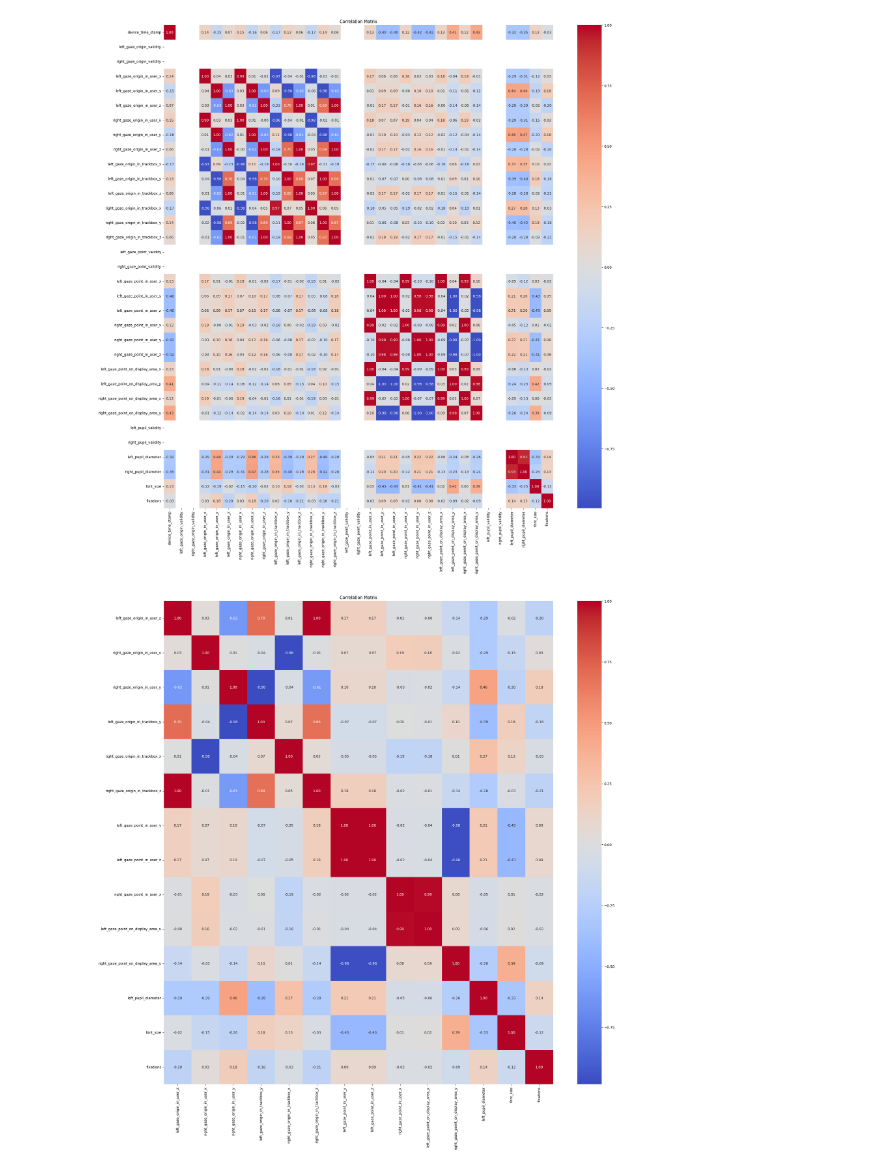
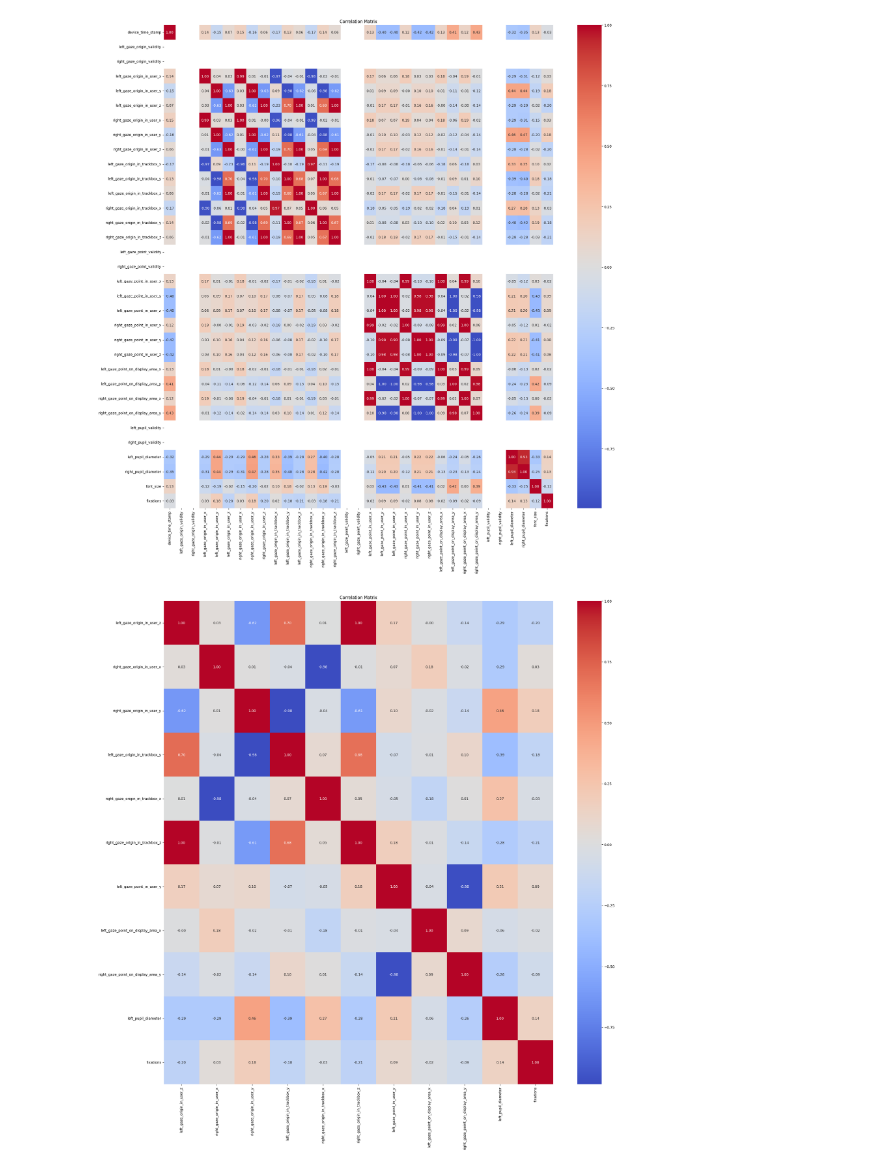
Before and after one commit to slayervictor/Fagpakkeprojekt-Eyes-Modelling, a Jupyter notebook: eye_tracking_expiriment/plots.ipynb, the cells around one changed output. Saved outputs shown, nothing was run; the diff lists cells and outputs as text; code cells hidden in the pictures.

Commit message:
plots complteed

```diff
--- a/eye_tracking_expiriment/plots.ipynb
+++ b/eye_tracking_expiriment/plots.ipynb
@@ -120,17 +120,17 @@ plt.show()
 # %%
 import seaborn as sns
 
-columns_to_remove = ['right_gaze_point_in_user_x','left_gaze_point_in_user_z','left_gaze_point_on_display_area_y','right_gaze_point_on_display_area_x','right_gaze_point_in_user_z','right_gaze_point_in_user_y','left_gaze_point_in_user_x','right_pupil_diameter','left_gaze_origin_in_trackbox_z','right_gaze_origin_in_trackbox_y','left_gaze_origin_in_trackbox_x','right_gaze_origin_in_user_z','left_gaze_origin_in_user_x','left_gaze_origin_in_user_y','left_gaze_origin_validity', 'right_gaze_origin_validity','device_time_stamp','left_gaze_point_validity','right_gaze_point_validity','left_pupil_validity','right_pupil_validity']
+columns_to_remove = ['font_size','right_gaze_point_in_user_x','left_gaze_point_in_user_z','left_gaze_point_on_display_area_y','right_gaze_point_on_display_area_x','right_gaze_point_in_user_z','right_gaze_point_in_user_y','left_gaze_point_in_user_x','right_pupil_diameter','left_gaze_origin_in_trackbox_z','right_gaze_origin_in_trackbox_y','left_gaze_origin_in_trackbox_x','right_gaze_origin_in_user_z','left_gaze_origin_in_user_x','left_gaze_origin_in_user_y','left_gaze_origin_validity', 'right_gaze_origin_validity','device_time_stamp','left_gaze_point_validity','right_gaze_point_validity','left_pupil_validity','right_pupil_validity']
 # Remove columns from the DataFrame
 gaze = gaze.drop(columns=columns_to_remove)
 
 
 correlation_matrix = gaze.corr()
 
 # Plot the correlation matrix as a heatmap
 plt.figure(figsize=(25, 25))
 sns.heatmap(correlation_matrix, annot=True, cmap='coolwarm', fmt=".2f")
 plt.title('Correlation Matrix')
 plt.show()
 # %% [output]
-[figure, old version]
+[figure, new version]
```
